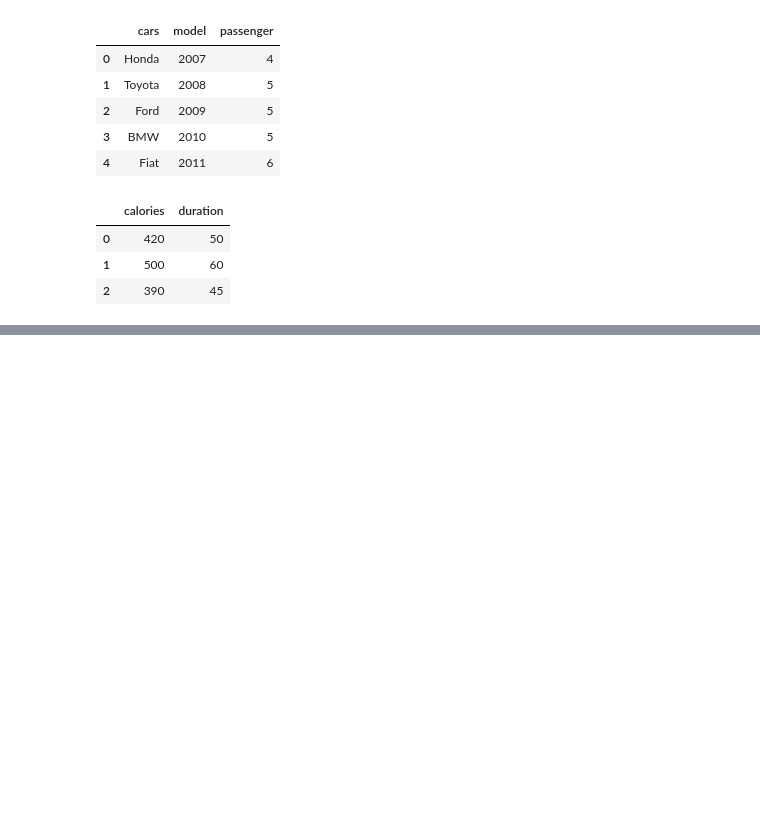
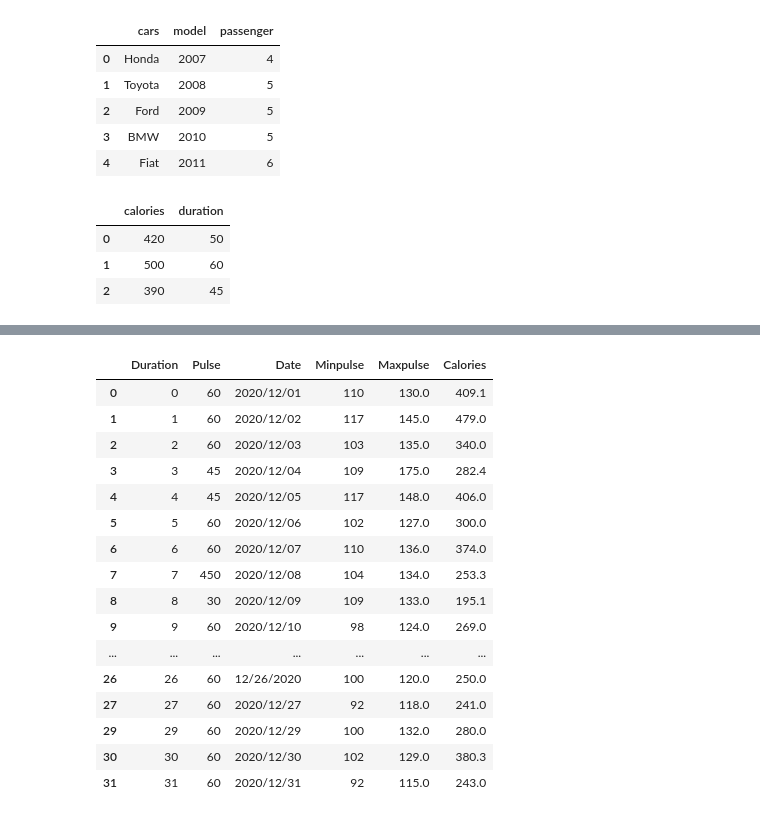
Before and after one commit to AbiralTimalsina/Machine-Learning-from-Scratch, a Jupyter notebook: Introduction/pandas.ipynb, the cells around one changed output, grey strips where cells are left out. Saved outputs shown, nothing was run; the diff lists cells and outputs as text; code cells hidden in the pictures; blank space fills up the shorter version.

```diff
--- a/Introduction/pandas.ipynb
+++ b/Introduction/pandas.ipynb
@@ -54,0 +97,3 @@ df
+# %%
+df = pd.read_csv('dataset.csv')
+df.head(5)
@@ -54,0 +111,4 @@ df
+# %%
+# remove ' from Date column
+df['Date'] = df['Date'].str.replace("'", "")
+df.head(5)
@@ -54,0 +122,22 @@ df
+# %%
+# return a dataset with no empty cells
+new_df = df.dropna()
+new_df
+# %% [output]
+|  | Duration | Pulse | Date | Minpulse | Maxpulse | Calories |
+| 0 | 0 | 60 | 2020/12/01 | 110 | 130.0 | 409.1 |
+| 1 | 1 | 60 | 2020/12/02 | 117 | 145.0 | 479.0 |
+| 2 | 2 | 60 | 2020/12/03 | 103 | 135.0 | 340.0 |
+| 3 | 3 | 45 | 2020/12/04 | 109 | 175.0 | 282.4 |
+| 4 | 4 | 45 | 2020/12/05 | 117 | 148.0 | 406.0 |
+| 5 | 5 | 60 | 2020/12/06 | 102 | 127.0 | 300.0 |
+| 6 | 6 | 60 | 2020/12/07 | 110 | 136.0 | 374.0 |
+| 7 | 7 | 450 | 2020/12/08 | 104 | 134.0 | 253.3 |
+| 8 | 8 | 30 | 2020/12/09 | 109 | 133.0 | 195.1 |
+| 9 | 9 | 60 | 2020/12/10 | 98 | 124.0 | 269.0 |
+| ... | ... | ... | ... | ... | ... | ... |
+| 26 | 26 | 60 | 12/26/2020 | 100 | 120.0 | 250.0 |
+| 27 | 27 | 60 | 2020/12/27 | 92 | 118.0 | 241.0 |
+| 29 | 29 | 60 | 2020/12/29 | 100 | 132.0 | 280.0 |
+| 30 | 30 | 60 | 2020/12/30 | 102 | 129.0 | 380.3 |
+| 31 | 31 | 60 | 2020/12/31 | 92 | 115.0 | 243.0 |
```
Also changed, not shown: parts of 12 cells of this notebook, 3 other files.
